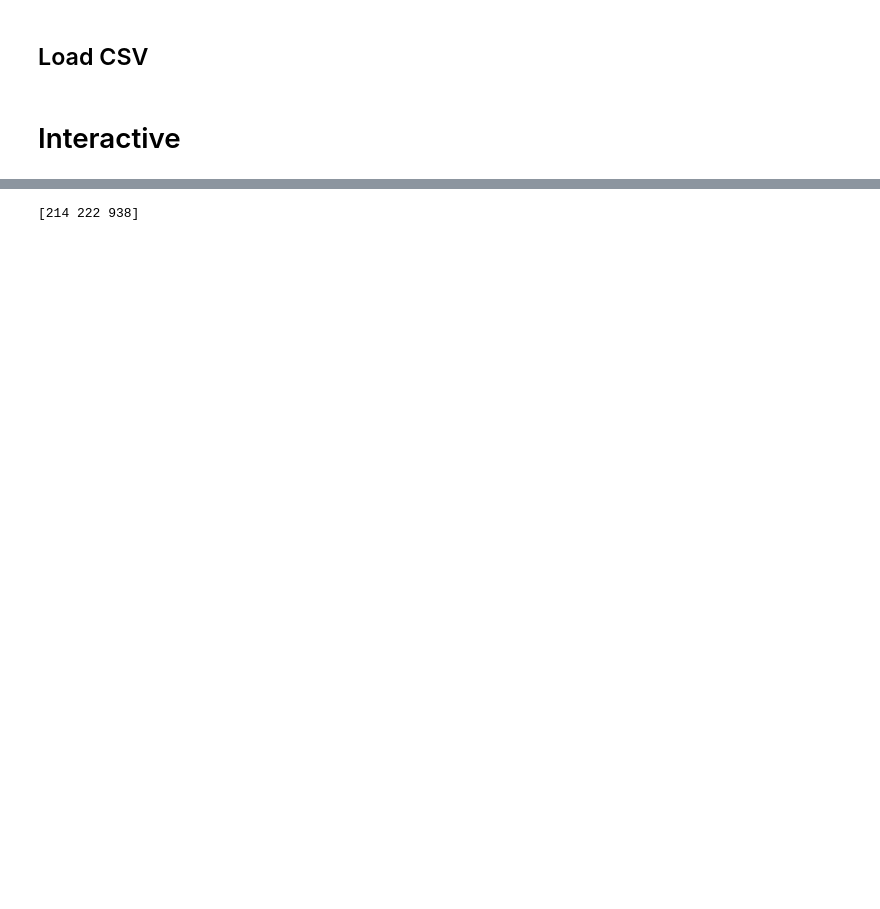
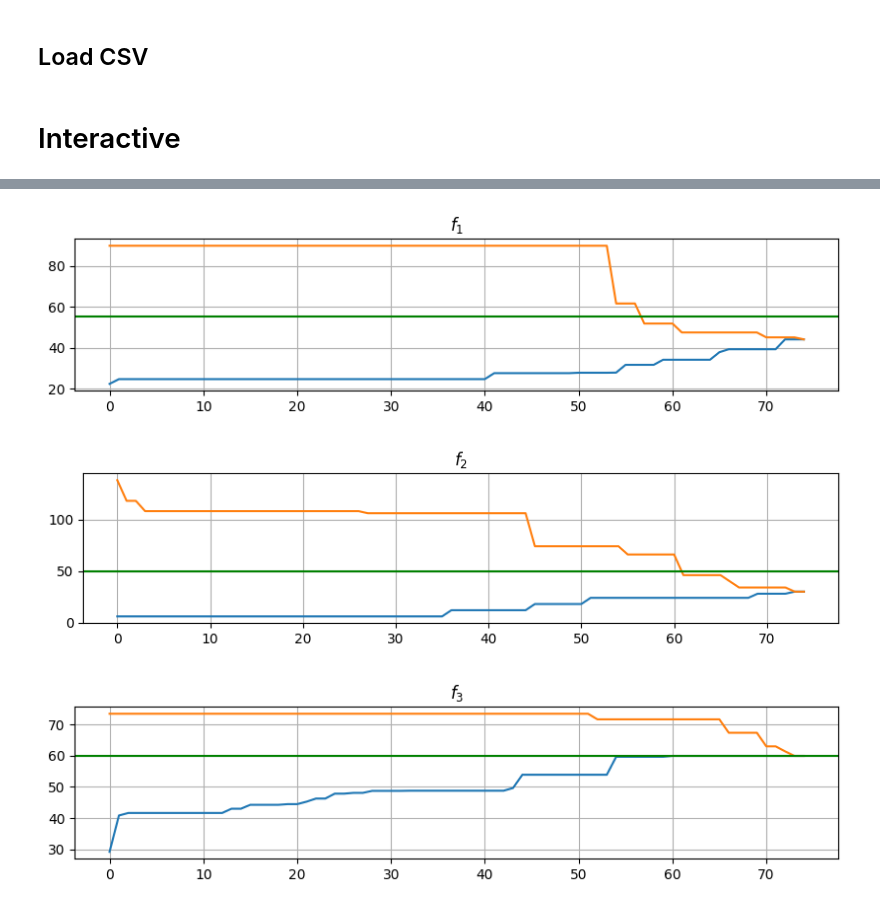
Before and after one commit to FelixFern/Graph-Partitioning-Optimization, a Jupyter notebook: Graph Partitioning.ipynb, the cells around one changed output, grey strips where cells are left out. Saved outputs shown, nothing was run; the diff lists cells and outputs as text; code cells hidden in the pictures; blank space fills up the shorter version.

```diff
--- a/Graph Partitioning.ipynb
+++ b/Graph Partitioning.ipynb
@@ -229,13 +282,16 @@ print(req_snd.content["reachable_ub"])
 # %%
-previous_requests = [req_first, req_snd]
-req = req_snd
-while method._step_number < 30:
-    req.response = response
+req_prev = method.iterate(req_prev)
+req = req_prev
+
+previous_requests = [req_first, req_prev]
+
+new_response["go_to_previous"] = False
+
+while method._step_number < 100:
+    req.response = new_response
     req = method.iterate(req)
 
     previous_requests.append(req)
 
-print(req.content["reachable_lb"])
-print(req.content["reachable_ub"])
-print(req.content["step_number"])
+print(req.content["reachable_idx"])
 # %% [output]
@@ -289,9 +299,40 @@ New 30th step
-# %%
-while method._step_number < 100:
-    req.response = new_response
-    req = method.iterate(req)
-
-print(req.content["reachable_idx"])
-# %% [output]
-[214 222 938]
+# %%
+req_len = len(previous_requests)
+
+f1_lb, f1_ub = np.array([]), np.array([])
+f2_lb, f2_ub = np.array([]), np.array([])
+f3_lb, f3_ub = np.array([]), np.array([])
+
+for prev_req_data in previous_requests:
+    f1_lb, f1_ub = np.append(f1_lb, prev_req_data.content["reachable_lb"][0]), np.append(f1_ub, prev_req_data.content["reachable_ub"][0])
+    f2_lb, f2_ub = np.append(f2_lb, prev_req_data.content["reachable_lb"][1]), np.append(f2_ub, prev_req_data.content["reachable_ub"][1])
+    f3_lb, f3_ub = np.append(f3_lb, prev_req_data.content["reachable_lb"][2]), np.append(f3_ub, prev_req_data.content["reachable_ub"][2])
+
+plt.figure(figsize=(10, 2))
+plt.grid()
+plt.title('$f_1$')
+plt.plot(np.linspace(0, req_len - 1, req_len), f1_lb)
+plt.plot(np.linspace(0, req_len - 1, req_len), f1_ub)
+plt.axhline(reference_point[0], c='g')
+plt.savefig('plot/nautilus/f1_2.png')
+
+plt.figure(figsize=(10, 2))
+plt.grid()
+plt.title('$f_2$')
+plt.plot(np.linspace(0, req_len - 1, req_len), f2_lb)
+plt.plot(np.linspace(0, req_len - 1, req_len), f2_ub)
+plt.axhline(reference_point[1], c='g')
+plt.savefig('plot/nautilus/f2_2.png')
+
+plt.figure(figsize=(10, 2))
+plt.grid()
+plt.title('$f_3$')
+plt.plot(np.linspace(0, req_len - 1, req_len), f3_lb)
+plt.plot(np.linspace(0, req_len - 1, req_len), f3_ub)
+plt.axhline(reference_point[2], c='g')
+plt.savefig('plot/nautilus/f3_2.png')
+# %% [output]
+[figure, added]
+[figure, added]
+[figure, added]
 # %%
```
Also changed, not shown: parts of 21 cells of this notebook, 21 other files.
